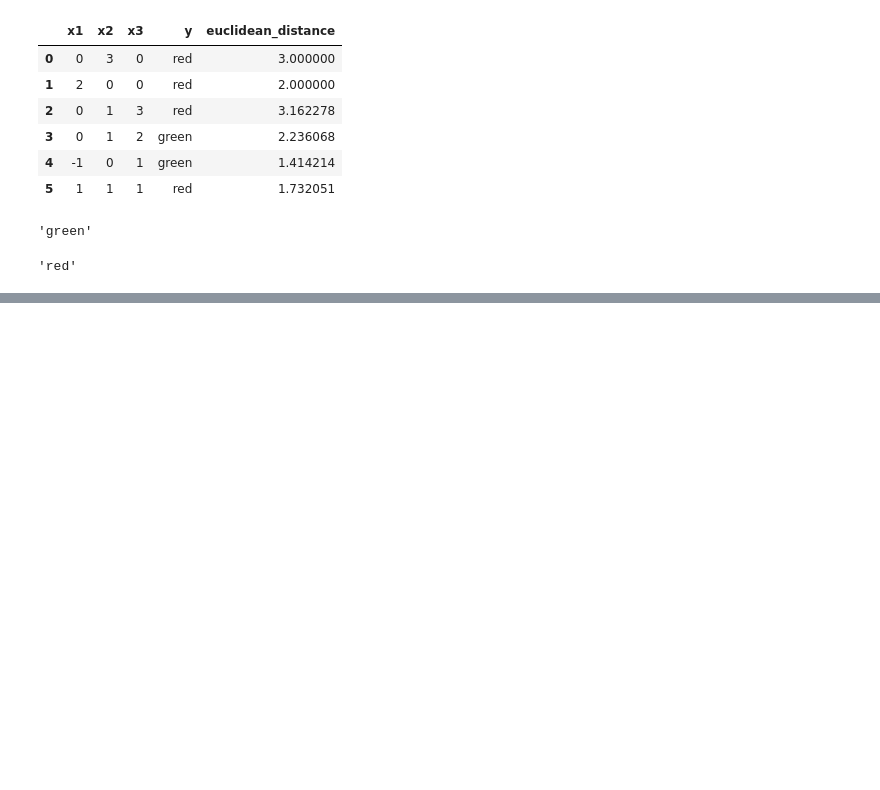
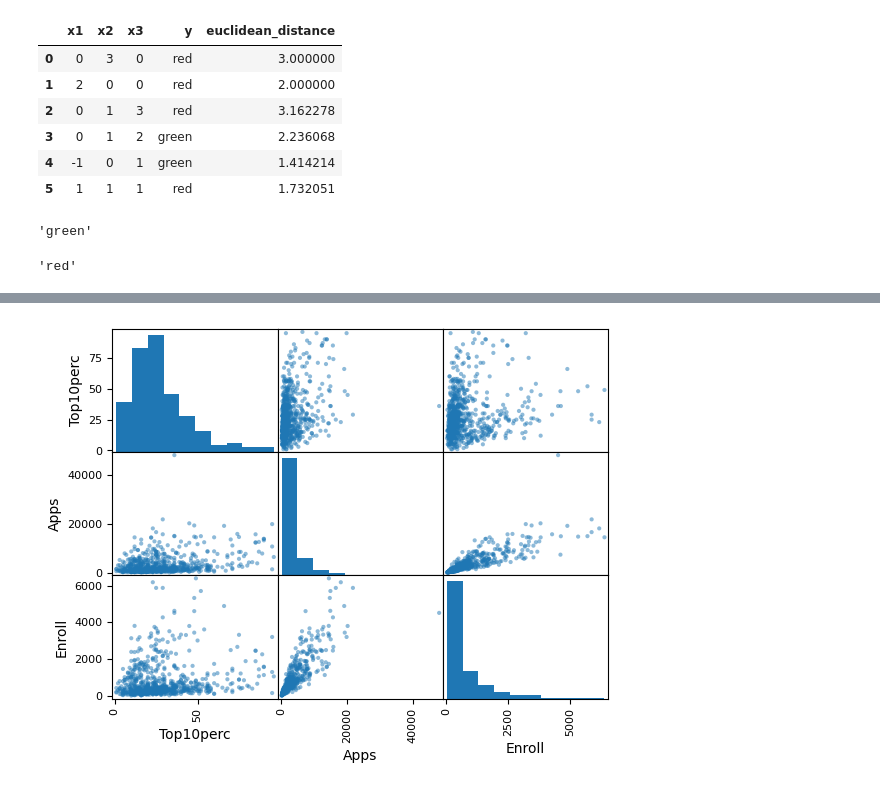
Before and after one commit to jwafle/isl, a Jupyter notebook: chapter_2/exercises.ipynb, the cells around one changed output, grey strips where cells are left out. Saved outputs shown, nothing was run; the diff lists cells and outputs as text; code cells hidden in the pictures; blank space fills up the shorter version.

```diff
--- a/chapter_2/exercises.ipynb
+++ b/chapter_2/exercises.ipynb
@@ -123,0 +128,5 @@ prediction
+# %%
+# 8a
+import pandas as pd
+college = pd.read_csv("College.csv")
+college
@@ -123,0 +147,8 @@ prediction
+# %%
+#8b
+college2 = pd.read_csv("College.csv", index_col = 0)
+college2
+college3 = college.rename({'Unnamed: 0': 'College'}, axis=1)
+college3 = college3.set_index('College')
+college3
+college = college3
@@ -123,0 +171,7 @@ prediction
+# %%
+# 8d
+# Set the font to a non-comic style
+plt.rcdefaults()
+pd.plotting.scatter_matrix(college.iloc[:, [4, 1, 3]]);
+# %% [output]
+[figure, added]
```
Also changed, not shown: parts of 10 cells of this notebook, 1 other file.
